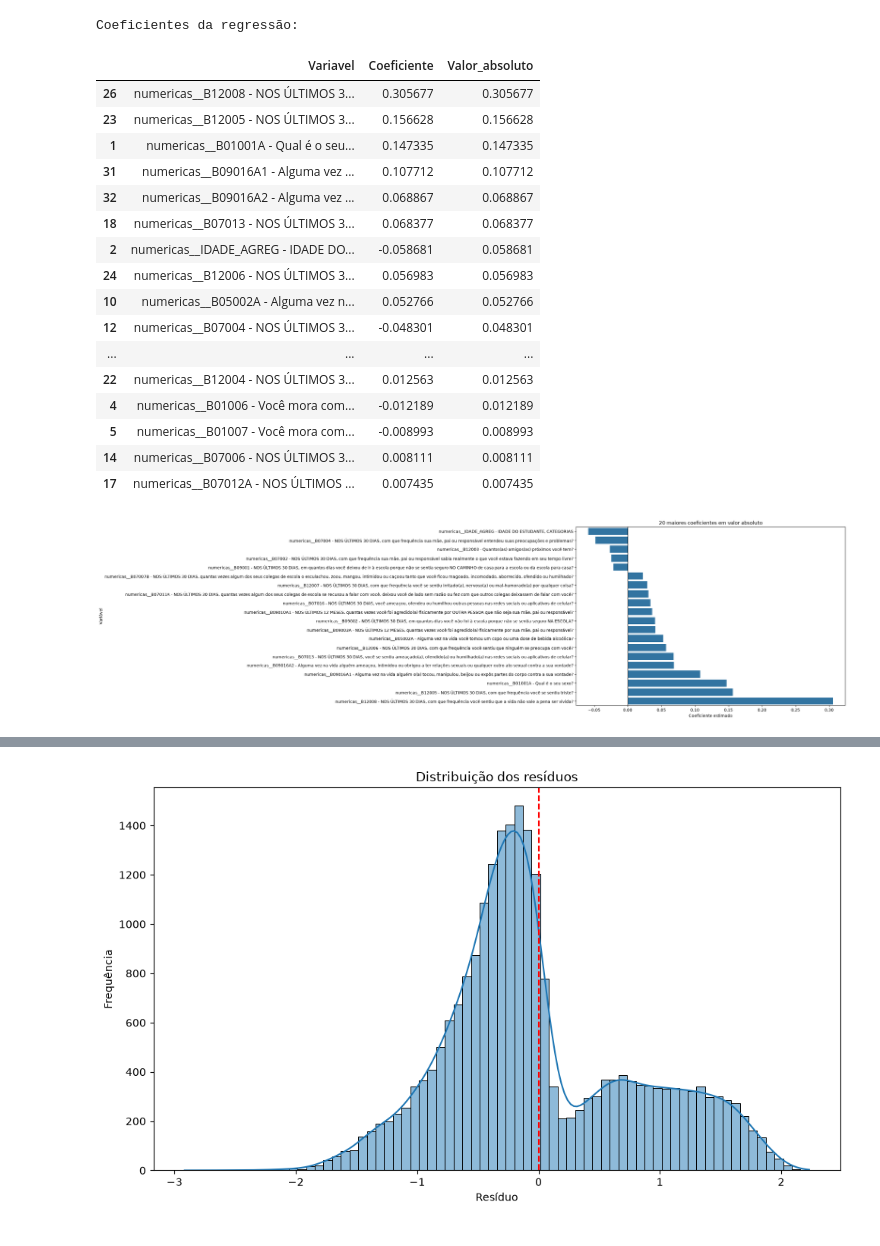
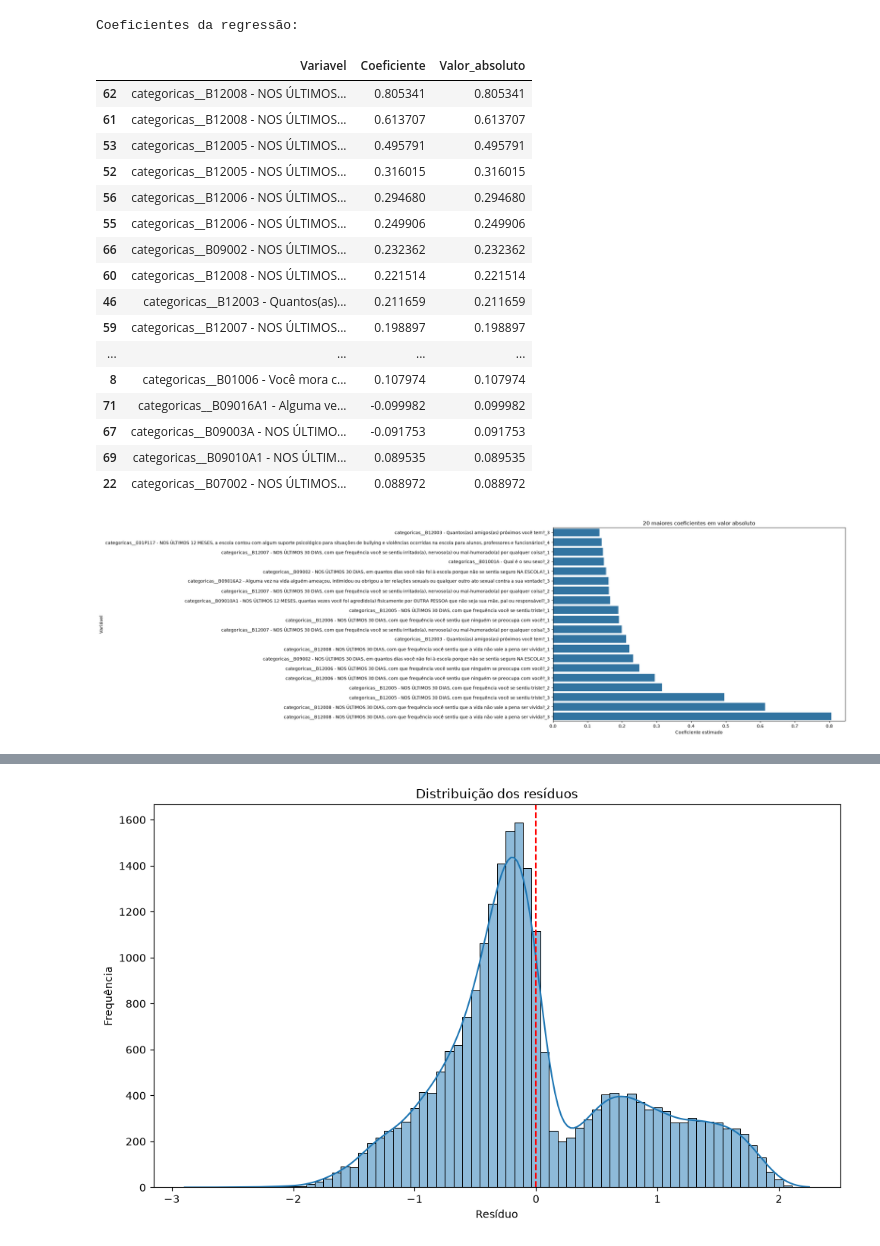
Before and after one commit to jacomassi04/Suicidio_adolescentes_Brasil, a Jupyter notebook: 05_Regressao_logistica_(Supervisionado)/01_Regressao_logistica.ipynb, the cells around one changed output, grey strips where cells are left out. Cells and saved outputs as stored; diff of their text form; code cells hidden in the pictures.

```diff
--- a/05_Regressao_logistica_(Supervisionado)/01_Regressao_logistica.ipynb
+++ b/05_Regressao_logistica_(Supervisionado)/01_Regressao_logistica.ipynb
@@ -34,11 +34,7 @@ warnings.filterwarnings("ignore", category=FutureWarning)
 # ============================================================
 
 ARQUIVO = Path(
-    "/Users/claudiojacomassi/Documents/GitHub/"
-    "Suicidio_adolescentes_Brasil/"
-    "02_Tratamento_dados_database_PENSE_2024/"
-    "02_Scripts_tratamento_dados_PENSE_2024/"
-    "07_PENSE2024_IDADE_13_A_17_CATEGORY.parquet"
+    "/Users/claudiojacomassi/Documents/GitHub/Suicidio_adolescentes_Brasil/02_Tratamento_dados_database_PENSE_2024/02_Scripts_tratamento_dados_PENSE_2024/07_PENSE2024_IDADE_13_A_17_CATEGORY.feather"
 )
 
 PASTA_SAIDA = Path(
@@ -58,7 +54,8 @@ if not ARQUIVO.exists():
         f"Arquivo não encontrado: {ARQUIVO}"
     )
 
-df = pd.read_parquet(ARQUIVO)
+# CORREÇÃO: Utilizar read_feather para arquivos .feather
+df = pd.read_feather(ARQUIVO)
 
 print("=" * 70)
 print("BASE DE DADOS PENSE 2024")
@@ -82,12 +79,6 @@ print("\nNomes das colunas disponíveis:\n")
 for i, coluna in enumerate(df.columns, start=1):
     print(f"{i:03d} - {coluna}")
 
-# ------------------------------------------------------------
-# IMPORTANTE:
-# Substitua pelo nome exato da variável dependente.
-# Exemplo hipotético: TARGET = "NOME_DA_VARIAVEL"
-# ------------------------------------------------------------
-
 TARGET = "B12009 - NOS ÚLTIMOS 12 MESES, alguma vez você sentiu vontade de se machucar de propósito?"
 
 if TARGET not in df.columns:
@@ -106,9 +97,10 @@ dados = df.copy()
 # Remover linhas sem valor observado no desfecho.
 dados = dados.loc[dados[TARGET].notna()].copy()
 
-# A regressão linear requer uma variável dependente numérica.
-# Se TARGET for categórica, verifique sua codificação antes
-# de prosseguir. Não converta rótulos arbitrários em números.
+# CORREÇÃO: Se desfecho for categórico, extrai/converte os valores numéricos das opções
+if isinstance(dados[TARGET].dtype, pd.CategoricalDtype) or not pd.api.types.is_numeric_dtype(dados[TARGET]):
+    # Converte categorias em códigos/valores numéricos
+    dados[TARGET] = dados[TARGET].astype(str).str.extract(r"(\d+)")[0].astype(float)
 
 if not pd.api.types.is_numeric_dtype(dados[TARGET]):
     raise TypeError(
@@ -133,7 +125,6 @@ colunas_validas = X.columns[X.notna().any()].tolist()
 X = X[colunas_validas]
 
 # Identificar variáveis numéricas e categóricas.
-# Booleanos são tratados como categóricos.
 num_cols = X.select_dtypes(include=["number"]).columns.tolist()
 
 cat_cols = [
@@ -451,19 +448,19 @@ AVALIAÇÃO DO MODELO
 Coeficientes da regressão:
 |  | Variavel | Coeficiente | Valor_absoluto |
-| 26 | numericas__B12008 - NOS ÚLTIMOS 3... | 0.305677 | 0.305677 |
-| 23 | numericas__B12005 - NOS ÚLTIMOS 3... | 0.156628 | 0.156628 |
-| 1 | numericas__B01001A - Qual é o seu... | 0.147335 | 0.147335 |
-| 31 | numericas__B09016A1 - Alguma vez ... | 0.107712 | 0.107712 |
-| 32 | numericas__B09016A2 - Alguma vez ... | 0.068867 | 0.068867 |
-| 18 | numericas__B07013 - NOS ÚLTIMOS 3... | 0.068377 | 0.068377 |
-| 2 | numericas__IDADE_AGREG - IDADE DO... | -0.058681 | 0.058681 |
-| 24 | numericas__B12006 - NOS ÚLTIMOS 3... | 0.056983 | 0.056983 |
-| 10 | numericas__B05002A - Alguma vez n... | 0.052766 | 0.052766 |
-| 12 | numericas__B07004 - NOS ÚLTIMOS 3... | -0.048301 | 0.048301 |
+| 62 | categoricas__B12008 - NOS ÚLTIMOS... | 0.805341 | 0.805341 |
+| 61 | categoricas__B12008 - NOS ÚLTIMOS... | 0.613707 | 0.613707 |
+| 53 | categoricas__B12005 - NOS ÚLTIMOS... | 0.495791 | 0.495791 |
+| 52 | categoricas__B12005 - NOS ÚLTIMOS... | 0.316015 | 0.316015 |
+| 56 | categoricas__B12006 - NOS ÚLTIMOS... | 0.294680 | 0.294680 |
+| 55 | categoricas__B12006 - NOS ÚLTIMOS... | 0.249906 | 0.249906 |
+| 66 | categoricas__B09002 - NOS ÚLTIMOS... | 0.232362 | 0.232362 |
+| 60 | categoricas__B12008 - NOS ÚLTIMOS... | 0.221514 | 0.221514 |
+| 46 | categoricas__B12003 - Quantos(as)... | 0.211659 | 0.211659 |
+| 59 | categoricas__B12007 - NOS ÚLTIMOS... | 0.198897 | 0.198897 |
 | ... | ... | ... | ... |
-| 22 | numericas__B12004 - NOS ÚLTIMOS 3... | 0.012563 | 0.012563 |
-| 4 | numericas__B01006 - Você mora com... | -0.012189 | 0.012189 |
-| 5 | numericas__B01007 - Você mora com... | -0.008993 | 0.008993 |
-| 14 | numericas__B07006 - NOS ÚLTIMOS 3... | 0.008111 | 0.008111 |
-| 17 | numericas__B07012A - NOS ÚLTIMOS ... | 0.007435 | 0.007435 |
+| 8 | categoricas__B01006 - Você mora c... | 0.107974 | 0.107974 |
+| 71 | categoricas__B09016A1 - Alguma ve... | -0.099982 | 0.099982 |
+| 67 | categoricas__B09003A - NOS ÚLTIMO... | -0.091753 | 0.091753 |
+| 69 | categoricas__B09010A1 - NOS ÚLTIM... | 0.089535 | 0.089535 |
+| 22 | categoricas__B07002 - NOS ÚLTIMOS... | 0.088972 | 0.088972 |
-[figure, old version]
+[figure, new version]
@@ -471 +468 @@ Coeficientes da regressão:
-[figure, old version]
+[figure, new version]
```
Also changed, not shown: parts of 1 cell of this notebook, 12 other files.
